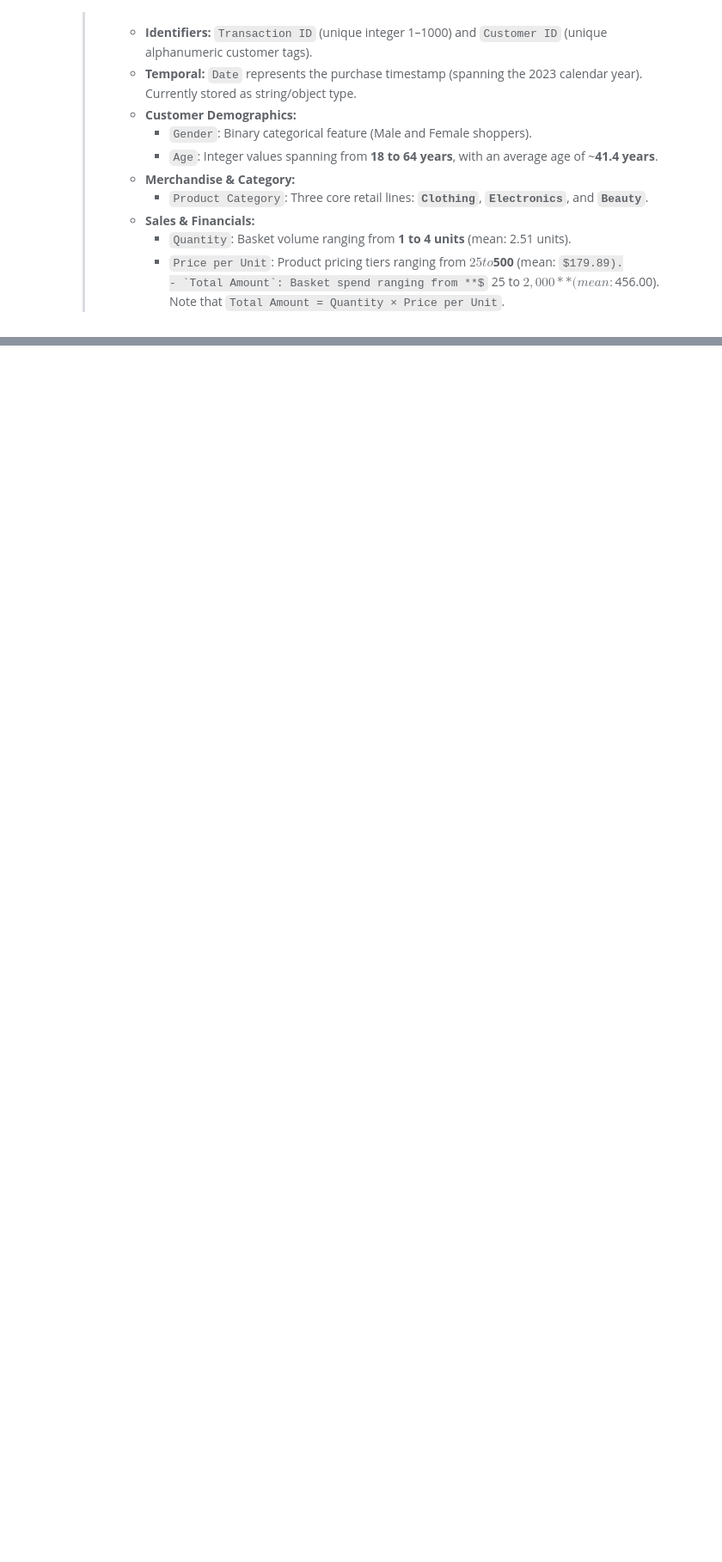
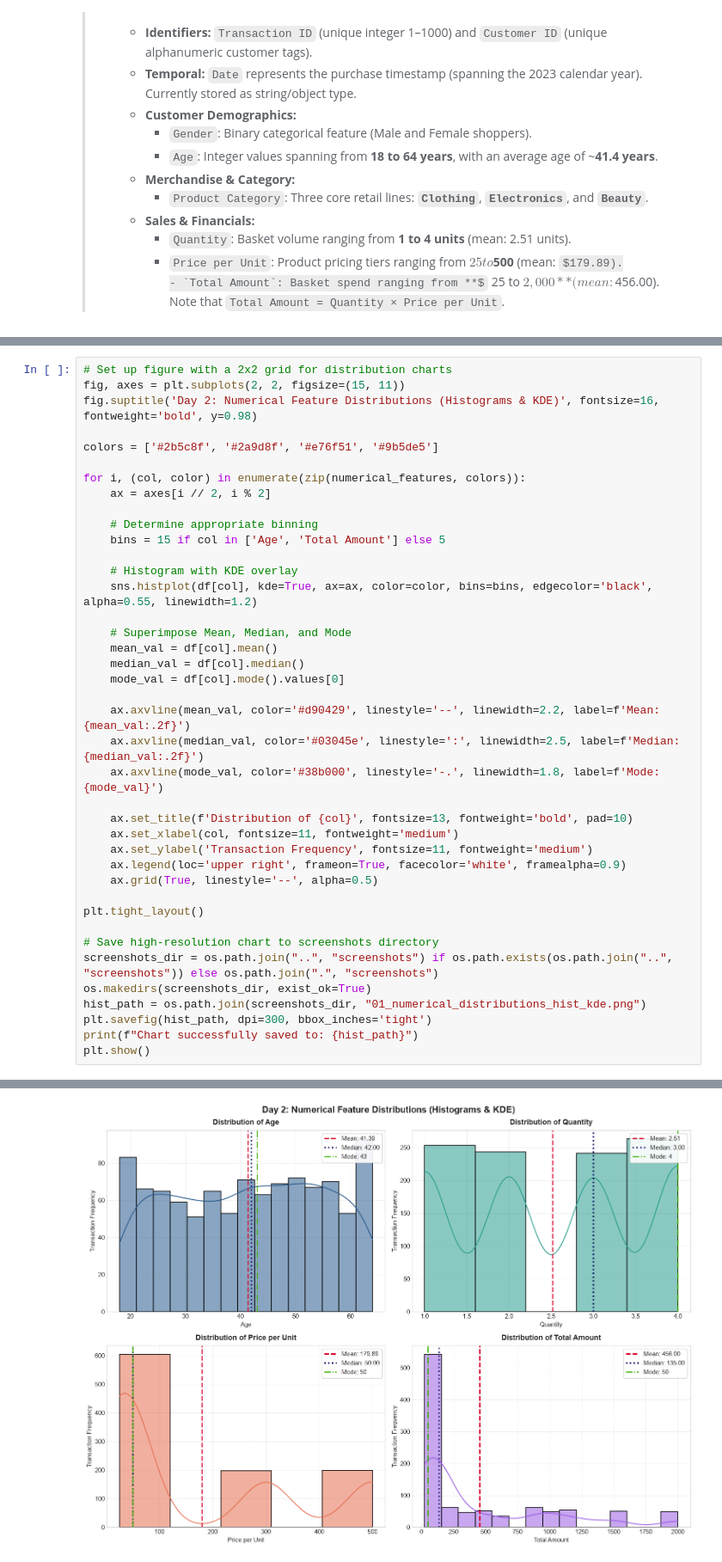
Before and after one commit to addu91577-sketch/OIBSIP, a Jupyter notebook: DataAnalytics-L1-EDARetailSales/Notebooks/01_retail_sales_eda.ipynb, the cells around one changed output, grey strips where cells are left out. Shown at 86% size. Saved outputs shown, nothing was run; the diff lists cells and outputs as text; some formulas as TeX source; blank space fills up the shorter version.

Commit message:
feat(eda): day 2 - descriptive statistics, numerical profiling, and distribution analysis

```diff
--- a/DataAnalytics-L1-EDARetailSales/Notebooks/01_retail_sales_eda.ipynb
+++ b/DataAnalytics-L1-EDARetailSales/Notebooks/01_retail_sales_eda.ipynb
@@ -216,0 +290,41 @@ df.describe().T
+# %%
+# Set up figure with a 2x2 grid for distribution charts
+fig, axes = plt.subplots(2, 2, figsize=(15, 11))
+fig.suptitle('Day 2: Numerical Feature Distributions (Histograms & KDE)', fontsize=16, fontweight='bold', y=0.98)
+
+colors = ['#2b5c8f', '#2a9d8f', '#e76f51', '#9b5de5']
+
+for i, (col, color) in enumerate(zip(numerical_features, colors)):
+    ax = axes[i // 2, i % 2]
+
+    # Determine appropriate binning
+    bins = 15 if col in ['Age', 'Total Amount'] else 5
+
+    # Histogram with KDE overlay
+    sns.histplot(df[col], kde=True, ax=ax, color=color, bins=bins, edgecolor='black', alpha=0.55, linewidth=1.2)
+
+    # Superimpose Mean, Median, and Mode
+    mean_val = df[col].mean()
+    median_val = df[col].median()
+    mode_val = df[col].mode().values[0]
+
+    ax.axvline(mean_val, color='#d90429', linestyle='--', linewidth=2.2, label=f'Mean: {mean_val:.2f}')
+    ax.axvline(median_val, color='#03045e', linestyle=':', linewidth=2.5, label=f'Median: {median_val:.2f}')
+    ax.axvline(mode_val, color='#38b000', linestyle='-.', linewidth=1.8, label=f'Mode: {mode_val}')
+
+    ax.set_title(f'Distribution of {col}', fontsize=13, fontweight='bold', pad=10)
+    ax.set_xlabel(col, fontsize=11, fontweight='medium')
+    ax.set_ylabel('Transaction Frequency', fontsize=11, fontweight='medium')
+    ax.legend(loc='upper right', frameon=True, facecolor='white', framealpha=0.9)
+    ax.grid(True, linestyle='--', alpha=0.5)
+
+plt.tight_layout()
+
+# Save high-resolution chart to screenshots directory
+screenshots_dir = os.path.join("..", "screenshots") if os.path.exists(os.path.join("..", "screenshots")) else os.path.join(".", "screenshots")
+os.makedirs(screenshots_dir, exist_ok=True)
+hist_path = os.path.join(screenshots_dir, "01_numerical_distributions_hist_kde.png")
+plt.savefig(hist_path, dpi=300, bbox_inches='tight')
+print(f"Chart successfully saved to: {hist_path}")
+plt.show()
+# %% [output]
@@ -216,0 +333 @@ df.describe().T
+[figure, added]
```
Also changed, not shown: parts of 11 cells of this notebook, 3 other files.
